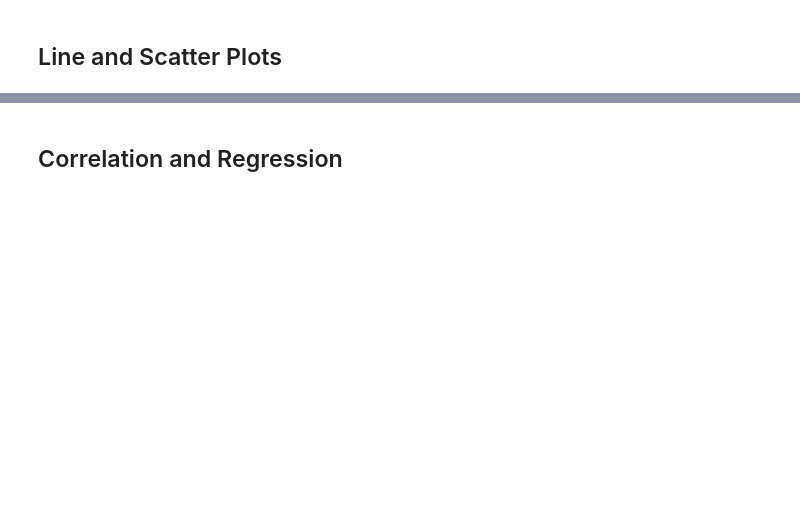
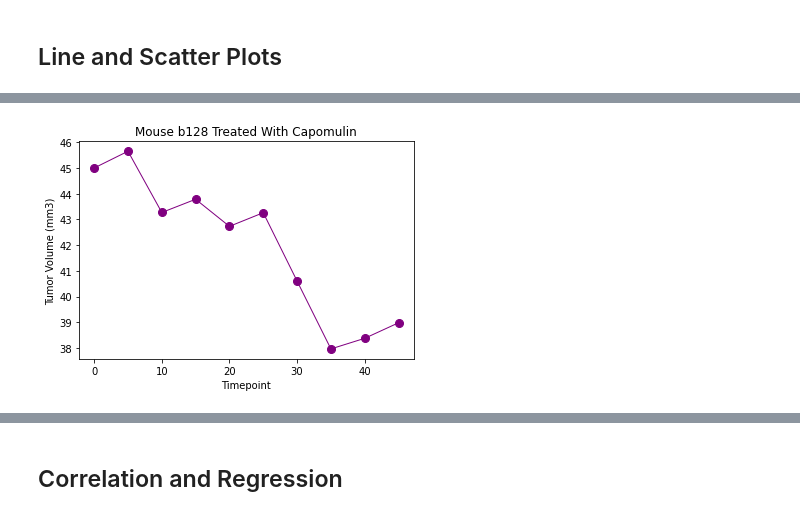
Before and after one commit to JoseH-Git/matplotlib--challenge, a Jupyter notebook: Pymaceuticals/pymaceuticals_starter.ipynb, the cells around one changed output, grey strips where cells are left out. Cells and saved outputs as stored; diff of their text form; code cells hidden in the pictures; blank space fills up the shorter version.

Commit message:
Line_and_Scatter_Plots

```diff
--- a/Pymaceuticals/pymaceuticals_starter.ipynb
+++ b/Pymaceuticals/pymaceuticals_starter.ipynb
@@ -295,3 +295,6 @@ ceftamin_combined.head()
 ## Line and Scatter Plots
 # %%
 # Generate a line plot of tumor volume vs. time point for a mouse treated with Capomulin
+
+line_plot = capomulin_df.loc[capomulin_df["Mouse ID"] == "b128"]
+line_plot.head()
@@ -299,0 +308,15 @@ ceftamin_combined.head()
+# %%
+x_axis = line_plot["Timepoint"]
+y_axis = line_plot["Tumor Volume (mm3)"]
+
+fig1, ax1 = plt.subplots()
+plt.title("Mouse b128 Treated With Capomulin")
+plt.plot(x_axis, y_axis, linewidth=1, markersize=8,marker="o",color="purple")
+plt.xlabel("Timepoint")
+plt.ylabel("Tumor Volume (mm3)")
+
+
+plt.savefig("../Images/Mouse b128 Treated With Capomulin", bbox_inches = "tight")
+plt.show()
+# %% [output]
+[figure, added]
```
Also changed, not shown: parts of 4 cells of this notebook, 2 other files.
